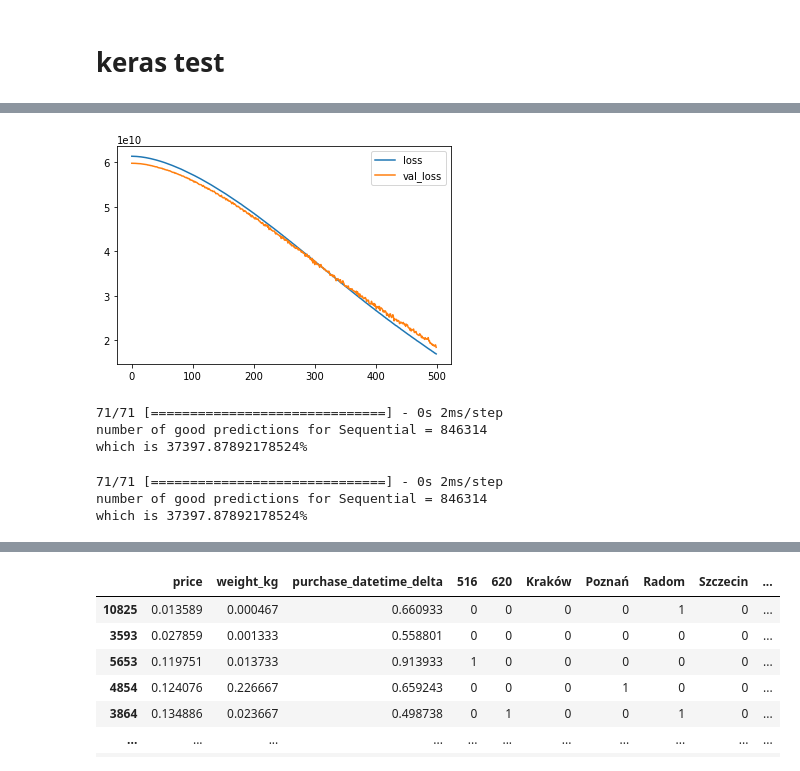
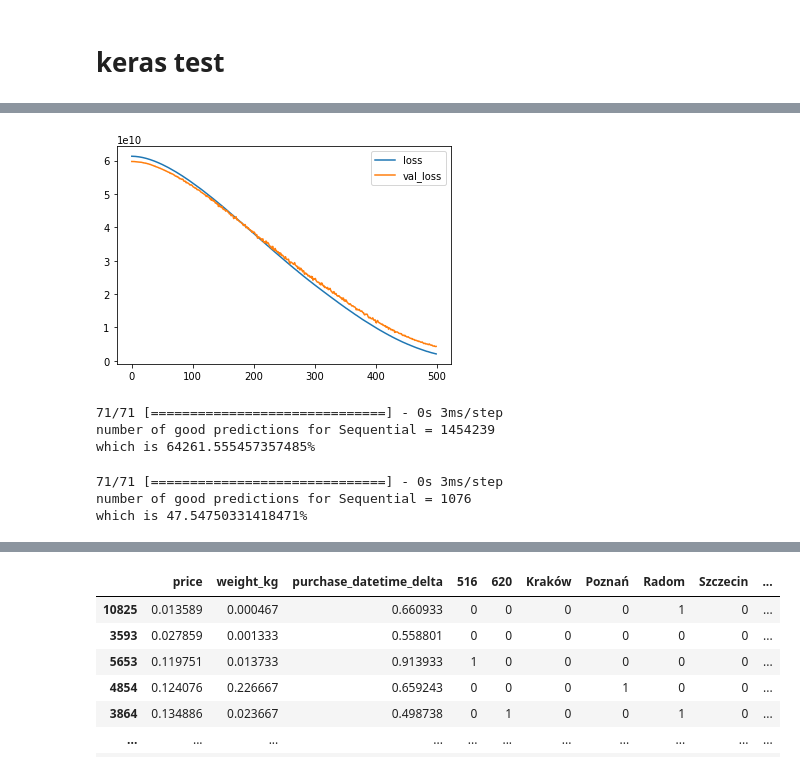
Before and after one commit to milosz-l/delivery-time, a Jupyter notebook: nn_test.ipynb, the cells around one changed output, grey strips where cells are left out. Saved outputs shown, nothing was run; the diff lists cells and outputs as text; code cells hidden in the pictures.

```diff
--- a/nn_test.ipynb
+++ b/nn_test.ipynb
@@ -252,11 +252,11 @@ early_stopping = callbacks.EarlyStopping(
 model = keras.Sequential([
     layers.BatchNormalization(input_shape=[input_shape]),
 
-    layers.Dense(256, activation='relu'),
+    layers.Dense(512, activation='relu'),
     layers.BatchNormalization(),
     layers.Dropout(0.3),
 
-    layers.Dense(256, activation='relu'),
+    layers.Dense(512, activation='relu'),
     layers.BatchNormalization(),
     layers.Dropout(0.3),
 
@@ -301,19 +301,20 @@ Minimum validation loss: 18446714880.0
-[figure, old version]
+[figure, new version]
 # %%
 print_percent_of_good_predictions([model], X_test, y_test)
 # %% [output]
-71/71 [==============================] - 0s 2ms/step
-number of good predictions for Sequential = 846314
-which is 37397.87892178524%
+71/71 [==============================] - 0s 3ms/step
+number of good predictions for Sequential = 1454239
+which is 64261.555457357485%
 # %%
 error = NUM_OF_HOURS * 60 * 60
 predictions = model.predict(X_test)
+predictions = np.squeeze(predictions)
 predictions_time_diff = np.abs(y_test - predictions)
 num_of_good_predictions = (predictions_time_diff < error).sum()
 percent_of_good_predictions = num_of_good_predictions / len(predictions_time_diff)
 print(f'number of good predictions for {type(model).__name__} = {num_of_good_predictions}')
 print(f'which is {percent_of_good_predictions * 100}%')
 # %% [output]
-71/71 [==============================] - 0s 2ms/step
-number of good predictions for Sequential = 846314
-which is 37397.87892178524%
+71/71 [==============================] - 0s 3ms/step
+number of good predictions for Sequential = 1076
+which is 47.54750331418471%
```
Also changed, not shown: parts of 4 cells of this notebook.
